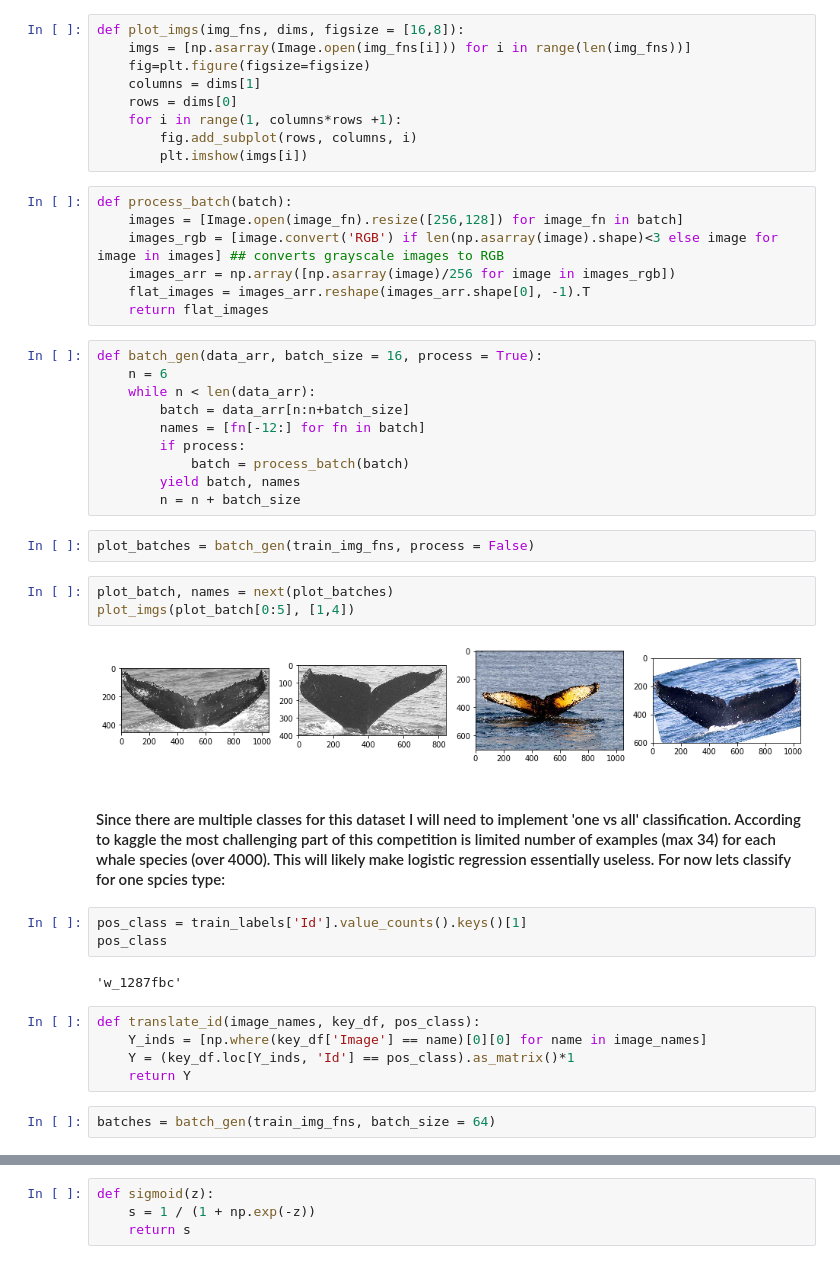
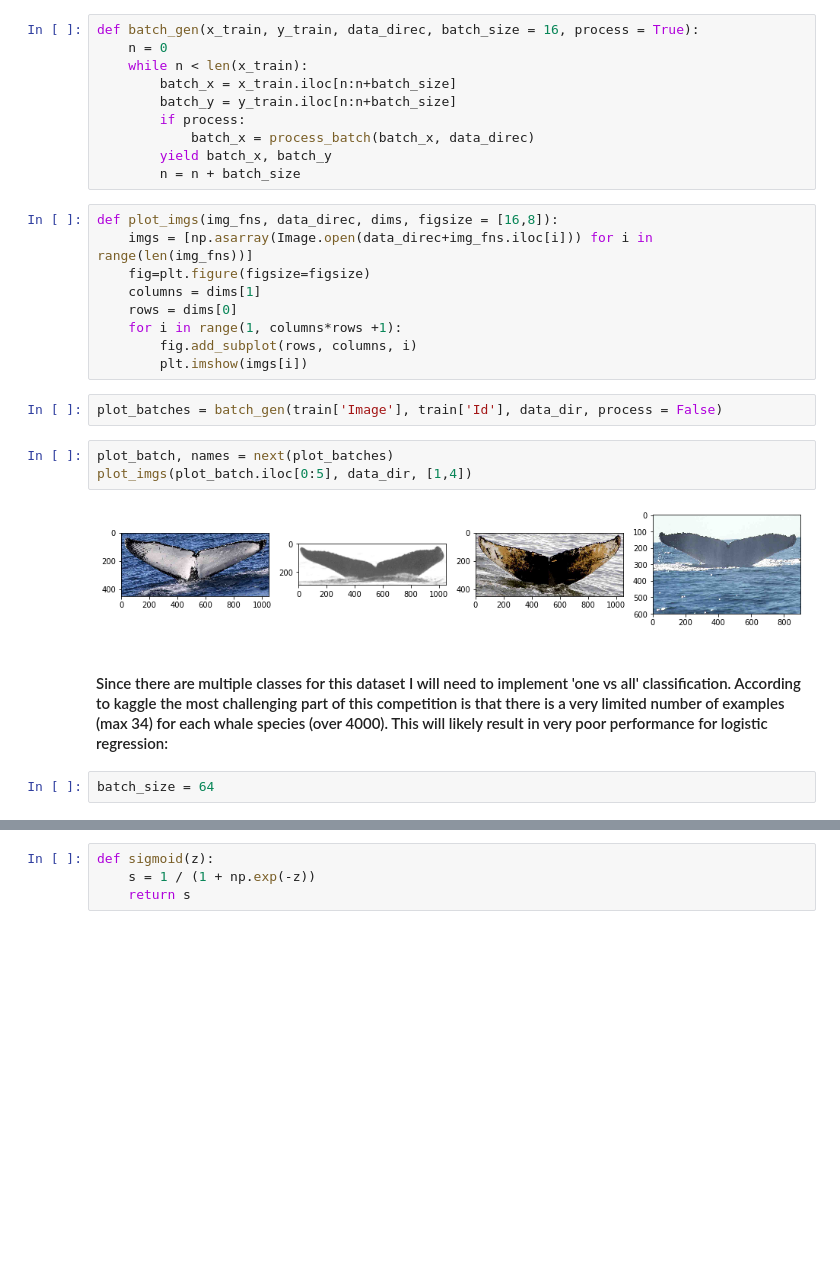
Before and after one commit to efinkel/whale-categorization, a Jupyter notebook: whale-categorization.ipynb, the cells around one changed output, grey strips where cells are left out. Drawn from its saved outputs; the diff is of its cells as text; blank space fills up the shorter version.

```diff
--- a/whale-categorization.ipynb
+++ b/whale-categorization.ipynb
@@ -30,47 +39,30 @@ n_train
+# %%
+def batch_gen(x_train, y_train, data_direc, batch_size = 16, process = True):
+    n = 0
+    while n < len(x_train):
+        batch_x = x_train.iloc[n:n+batch_size]
+        batch_y = y_train.iloc[n:n+batch_size]
+        if process:
+            batch_x = process_batch(batch_x, data_direc)
+        yield batch_x, batch_y
+        n = n + batch_size
 # %%
-def plot_imgs(img_fns, dims, figsize = [16,8]):
-    imgs = [np.asarray(Image.open(img_fns[i])) for i in range(len(img_fns))]
+def plot_imgs(img_fns, data_direc, dims, figsize = [16,8]):
+    imgs = [np.asarray(Image.open(data_direc+img_fns.iloc[i])) for i in range(len(img_fns))]
     fig=plt.figure(figsize=figsize)
     columns = dims[1]
     rows = dims[0]
     for i in range(1, columns*rows +1):
         fig.add_subplot(rows, columns, i)
         plt.imshow(imgs[i])
-# %%
-def process_batch(batch):
-    images = [Image.open(image_fn).resize([256,128]) for image_fn in batch]
-    images_rgb = [image.convert('RGB') if len(np.asarray(image).shape)<3 else image for image in images] ## converts grayscale images to RGB
-    images_arr = np.array([np.asarray(image)/256 for image in images_rgb])
-    flat_images = images_arr.reshape(images_arr.shape[0], -1).T
-    return flat_images
-# %%
-def batch_gen(data_arr, batch_size = 16, process = True):
-    n = 6
-    while n < len(data_arr):
-        batch = data_arr[n:n+batch_size]
-        names = [fn[-12:] for fn in batch]
-        if process:
-            batch = process_batch(batch)
-        yield batch, names
-        n = n + batch_size
 # %%
-plot_batches = batch_gen(train_img_fns, process = False)
+plot_batches = batch_gen(train['Image'], train['Id'], data_dir, process = False)
 # %%
 plot_batch, names = next(plot_batches)
-plot_imgs(plot_batch[0:5], [1,4])
+plot_imgs(plot_batch.iloc[0:5], data_dir, [1,4])
 # %% [output]
-[figure, old version]
+[figure, new version]
 # %% [markdown]
-#### Since there are multiple classes for this dataset I will need to implement 'one vs all' classification. According to kaggle the most challenging part of this competition is limited number of examples (max 34) for each whale species (over 4000). This will likely make logistic regression essentially useless. For now lets classify for one spcies type:
+#### Since there are multiple classes for this dataset I will need to implement 'one vs all' classification. According to kaggle the most challenging part of this competition is that there is a very limited number of examples (max 34) for each whale species (over 4000). This will likely result in very poor performance for logistic regression:
-# %%
-pos_class = train_labels['Id'].value_counts().keys()[1]
-pos_class
-# %% [output]
-'w_1287fbc'
-# %%
-def translate_id(image_names, key_df, pos_class):
-    Y_inds = [np.where(key_df['Image'] == name)[0][0] for name in image_names]
-    Y = (key_df.loc[Y_inds, 'Id'] == pos_class).as_matrix()*1
-    return Y
-# %%
-batches = batch_gen(train_img_fns, batch_size = 64)
+# %%
+batch_size = 64
```
Also changed, not shown: parts of 20 cells of this notebook, 1 other file.
